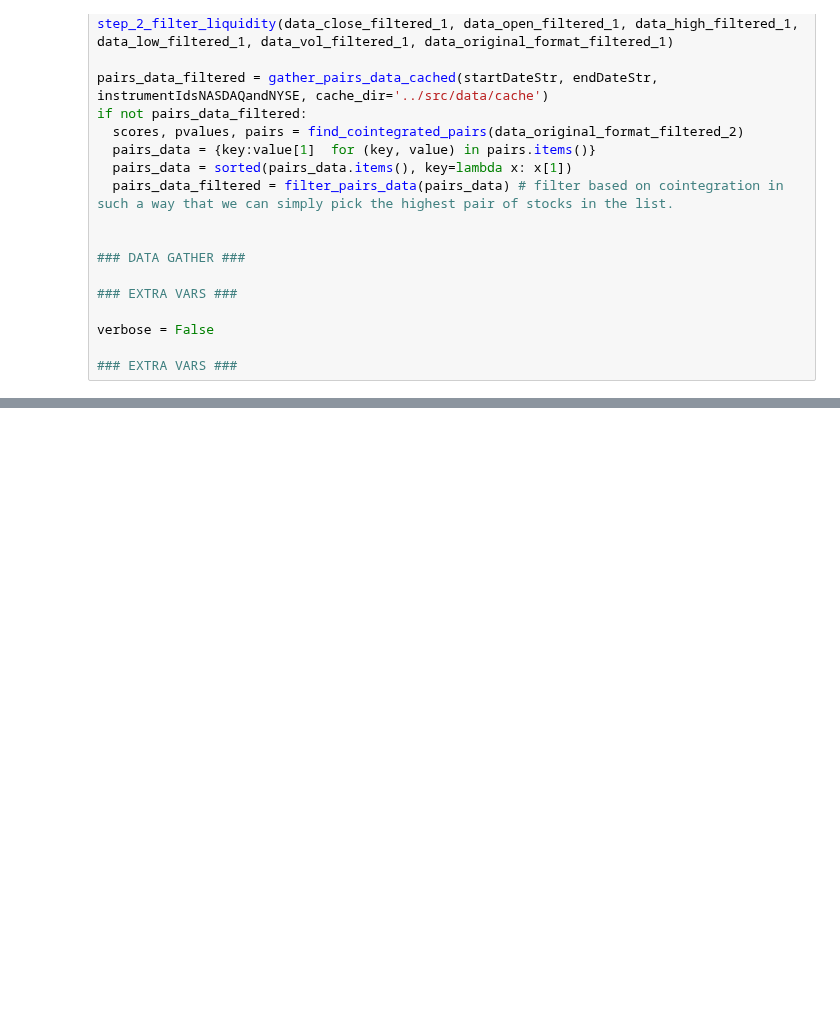
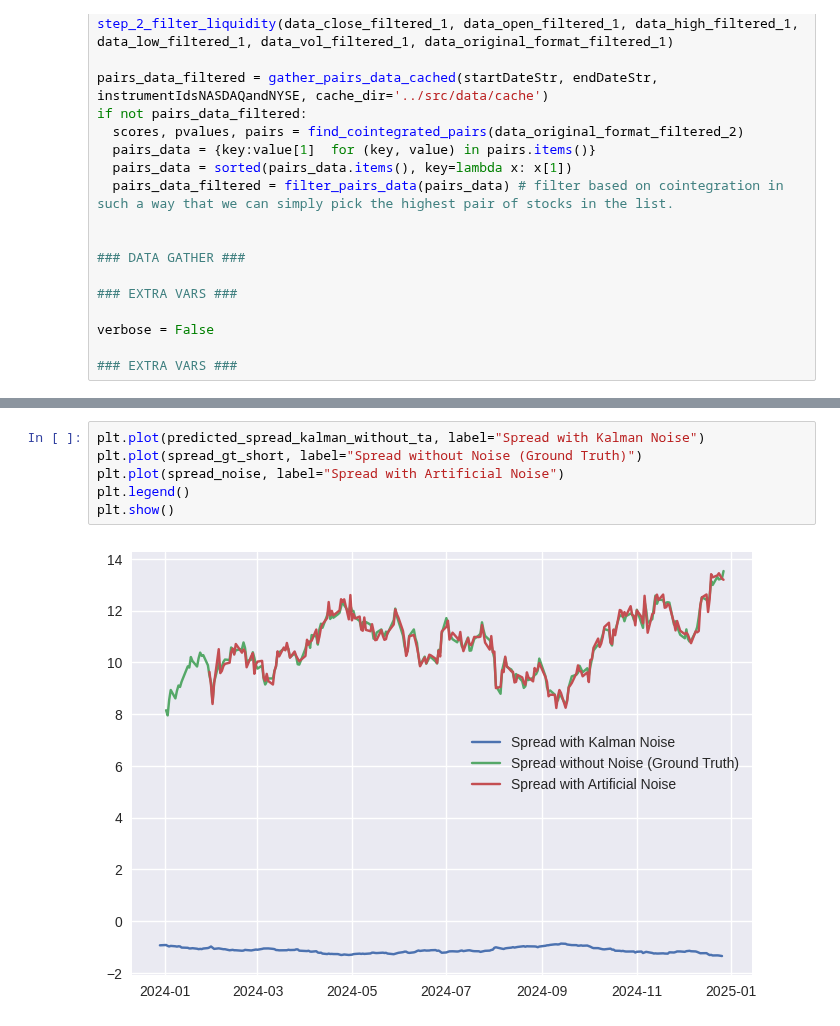
Before and after one commit to maviddoerdijk/bsc-thesis, a Jupyter notebook: exp/test_mse_vs_profitability.ipynb, the cells around one changed output, grey strips where cells are left out. Saved outputs shown, nothing was run; the diff lists cells and outputs as text; blank space fills up the shorter version.

```diff
--- a/exp/test_mse_vs_profitability.ipynb
+++ b/exp/test_mse_vs_profitability.ipynb
@@ -207,0 +450,8 @@ KeyboardInterrupt:
+# %%
+plt.plot(predicted_spread_kalman_without_ta, label="Spread with Kalman Noise")
+plt.plot(spread_gt_short, label="Spread without Noise (Ground Truth)")
+plt.plot(spread_noise, label="Spread with Artificial Noise")
+plt.legend()
+plt.show()
+# %% [output]
+[figure, added]
```
Also changed, not shown: parts of 9 cells of this notebook.
